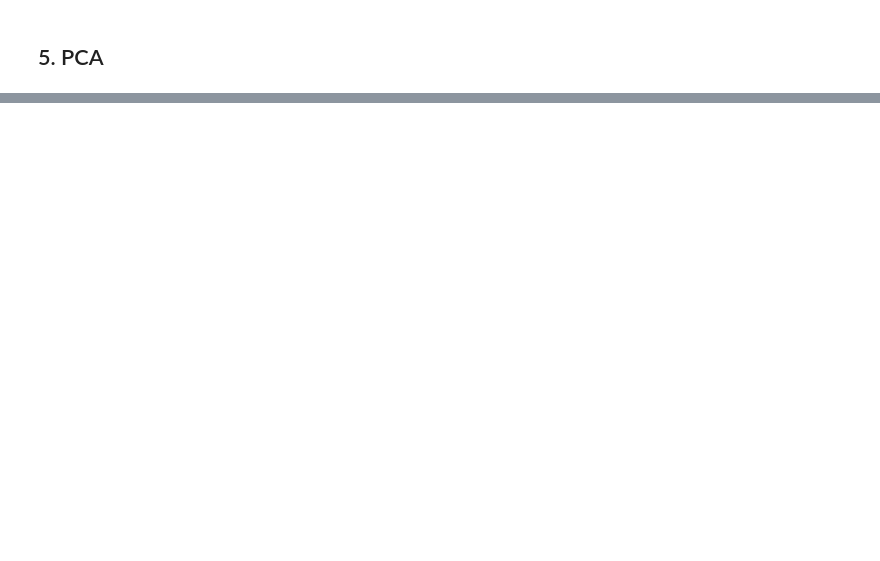
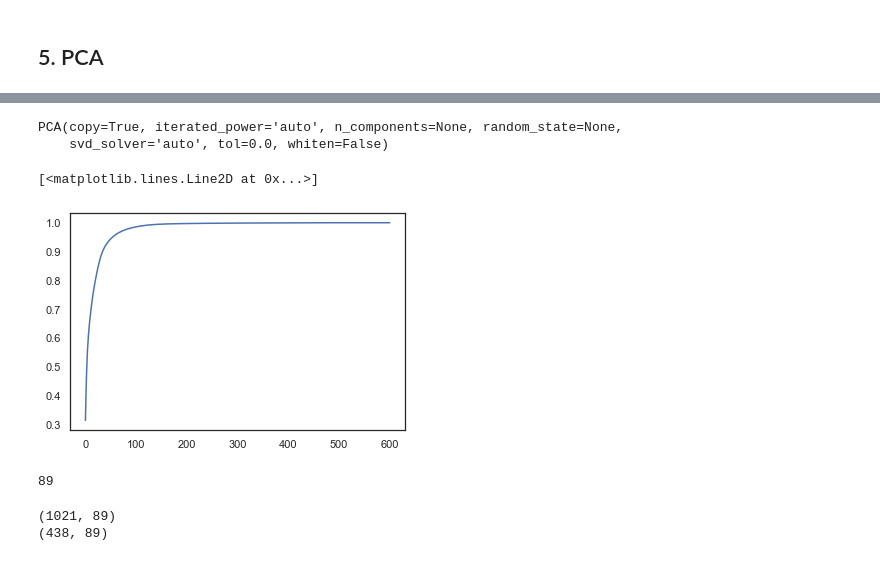
Before and after one commit to mzh-sc/contests, a Jupyter notebook: Kaggle House-Prices-Prediction/different_models.ipynb, the cells around one changed output, grey strips where cells are left out. Cells and saved outputs as stored; diff of their text form; code cells hidden in the pictures; blank space fills up the shorter version.

```diff
--- a/Kaggle House-Prices-Prediction/different_models.ipynb
+++ b/Kaggle House-Prices-Prediction/different_models.ipynb
@@ -1087,0 +1091,15 @@ RMSE on Test set : 0.1251919564742478
+# %%
+df_model_encoded = encode(df_model)
+
+X = df_model_encoded.drop("SalePrice", axis=1)
+y = df_model_encoded["SalePrice"]
+
+X_train, X_test, y_train, y_test = train_test_split(X, y, test_size=0.3, random_state=0)
+
+numerical_features = df_model.select_dtypes(exclude = ["object"]).columns.tolist()
+numerical_features.remove("SalePrice")
+
+scaler = StandardScaler()
+X_train.loc[:, numerical_features] = scaler.fit_transform(X_train.loc[:, numerical_features])
+print(scaler.scale_)
+X_test.loc[:, numerical_features] = scaler.transform(X_test.loc[:, numerical_features])
@@ -1087,0 +1134,26 @@ RMSE on Test set : 0.1251919564742478
+# %%
+pca = PCA()
+pca.fit(X_train)
+# %% [output]
+PCA(copy=True, iterated_power='auto', n_components=None, random_state=None,
+    svd_solver='auto', tol=0.0, whiten=False)
+# %%
+cumulative_explained_variance = np.cumsum(pca.explained_variance_ratio_)
+plt.plot(range(len(cumulative_explained_variance)), cumulative_explained_variance)
+# %% [output]
+[<matplotlib.lines.Line2D at 0x...>]
+[figure, added]
+# %%
+next(i for (i, e) in enumerate(pca.explained_variance_ratio_) if e < 0.0005)
+# %% [output]
+89
+# %%
+pca = PCA(n_components=89)
+PCA_X_train = pca.fit_transform(X_train)
+PCA_X_test = pca.transform(X_test)
+
+print(PCA_X_train.shape)
+print(PCA_X_test.shape)
+# %% [output]
+(1021, 89)
+(438, 89)
```
Also changed, not shown: parts of 13 cells of this notebook.
